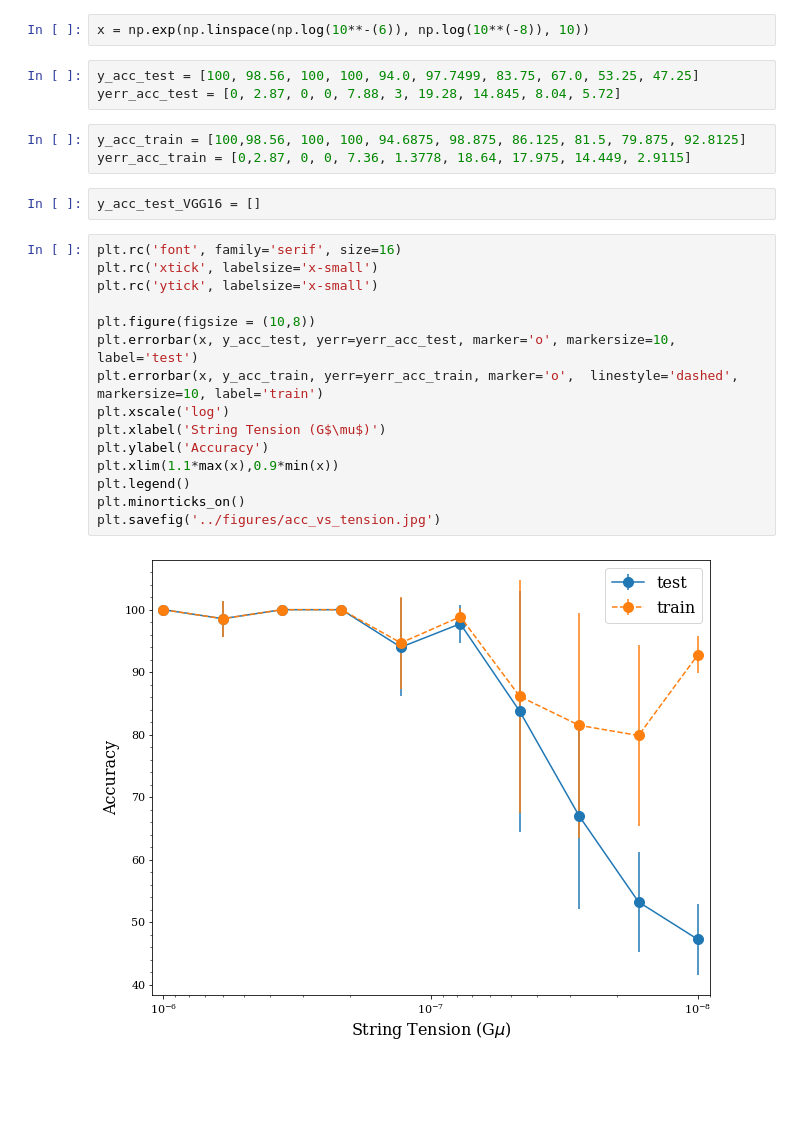
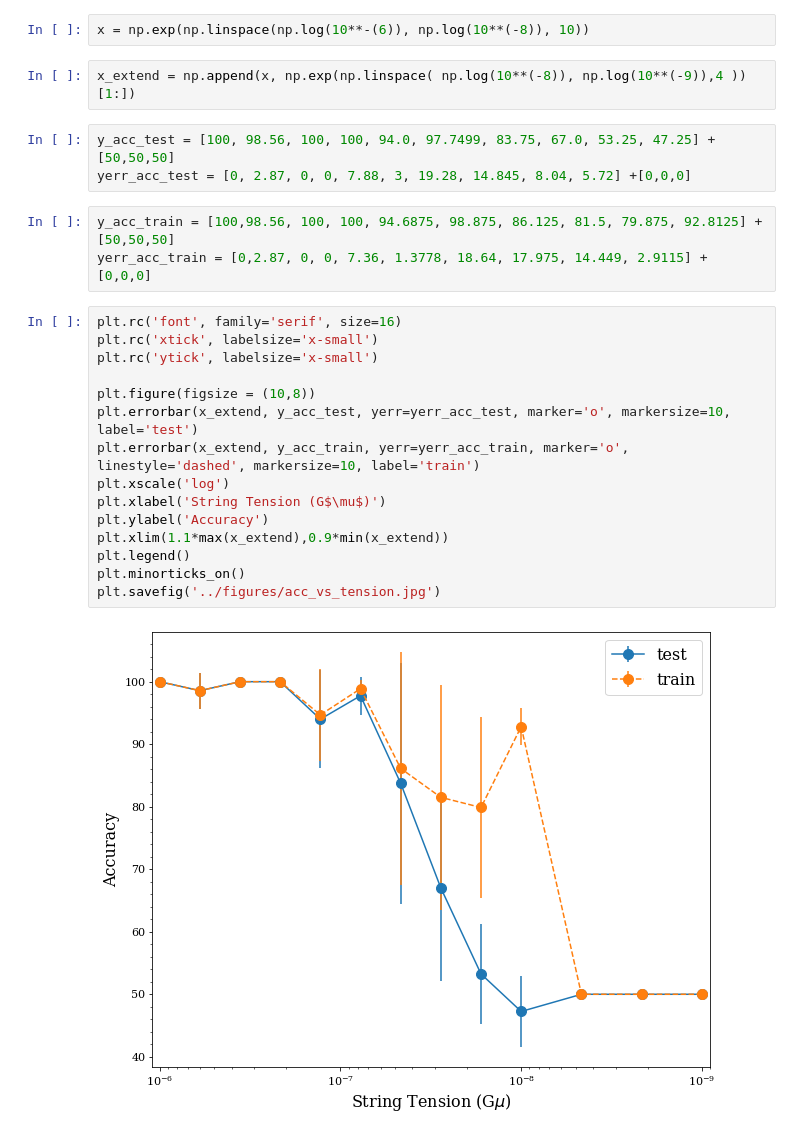
Before and after one commit to 2lambda123/CosmicStrings, a Jupyter notebook: code/results_acc_vs_tension.ipynb, the cells around one changed output. Cells and saved outputs as stored; diff of their text form; blank space fills up the shorter version.

```diff
--- a/code/results_acc_vs_tension.ipynb
+++ b/code/results_acc_vs_tension.ipynb
@@ -4,28 +4,28 @@ import pandas as pd
 import matplotlib.pyplot as plt
 # %%
 x = np.exp(np.linspace(np.log(10**-(6)), np.log(10**(-8)), 10))
+# %%
+x_extend = np.append(x, np.exp(np.linspace( np.log(10**(-8)), np.log(10**(-9)),4 ))[1:])
 # %%
-y_acc_test = [100, 98.56, 100, 100, 94.0, 97.7499, 83.75, 67.0, 53.25, 47.25]
-yerr_acc_test = [0, 2.87, 0, 0, 7.88, 3, 19.28, 14.845, 8.04, 5.72]
+y_acc_test = [100, 98.56, 100, 100, 94.0, 97.7499, 83.75, 67.0, 53.25, 47.25] + [50,50,50]
+yerr_acc_test = [0, 2.87, 0, 0, 7.88, 3, 19.28, 14.845, 8.04, 5.72] +[0,0,0]
 # %%
-y_acc_train = [100,98.56, 100, 100, 94.6875, 98.875, 86.125, 81.5, 79.875, 92.8125]
-yerr_acc_train = [0,2.87, 0, 0, 7.36, 1.3778, 18.64, 17.975, 14.449, 2.9115]
+y_acc_train = [100,98.56, 100, 100, 94.6875, 98.875, 86.125, 81.5, 79.875, 92.8125] + [50,50,50]
+yerr_acc_train = [0,2.87, 0, 0, 7.36, 1.3778, 18.64, 17.975, 14.449, 2.9115] + [0,0,0]
-# %%
-y_acc_test_VGG16 = []
 # %%
 plt.rc('font', family='serif', size=16)
 plt.rc('xtick', labelsize='x-small')
 plt.rc('ytick', labelsize='x-small')
 
 plt.figure(figsize = (10,8))
-plt.errorbar(x, y_acc_test, yerr=yerr_acc_test, marker='o', markersize=10, label='test')
-plt.errorbar(x, y_acc_train, yerr=yerr_acc_train, marker='o',  linestyle='dashed', markersize=10, label='train')
+plt.errorbar(x_extend, y_acc_test, yerr=yerr_acc_test, marker='o', markersize=10, label='test')
+plt.errorbar(x_extend, y_acc_train, yerr=yerr_acc_train, marker='o',  linestyle='dashed', markersize=10, label='train')
 plt.xscale('log')
 plt.xlabel('String Tension (G$\mu$)')
 plt.ylabel('Accuracy')
-plt.xlim(1.1*max(x),0.9*min(x))
+plt.xlim(1.1*max(x_extend),0.9*min(x_extend))
 plt.legend()
 plt.minorticks_on()
 plt.savefig('../figures/acc_vs_tension.jpg')
 # %% [output]
-[figure, old version]
+[figure, new version]
```
Also changed, not shown: 5 other files.
